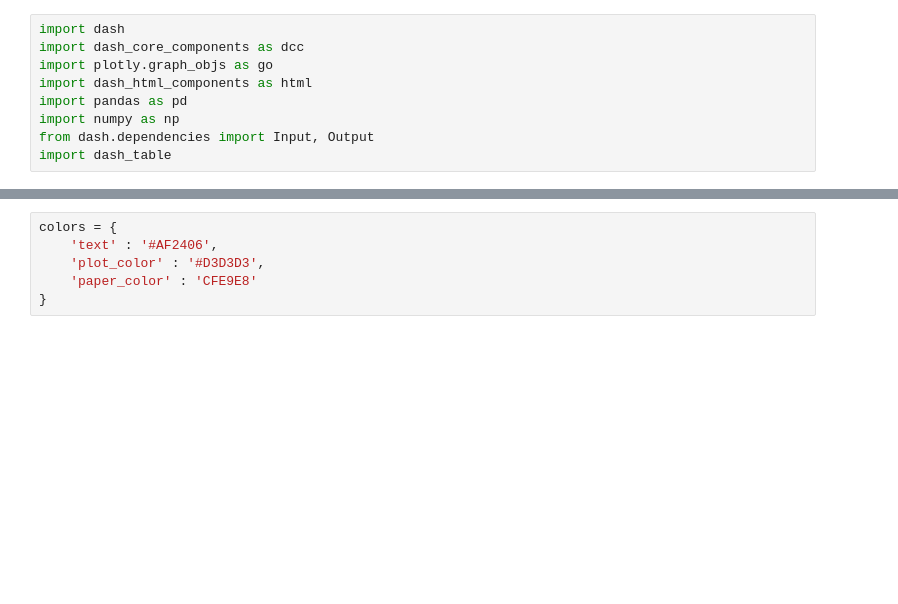
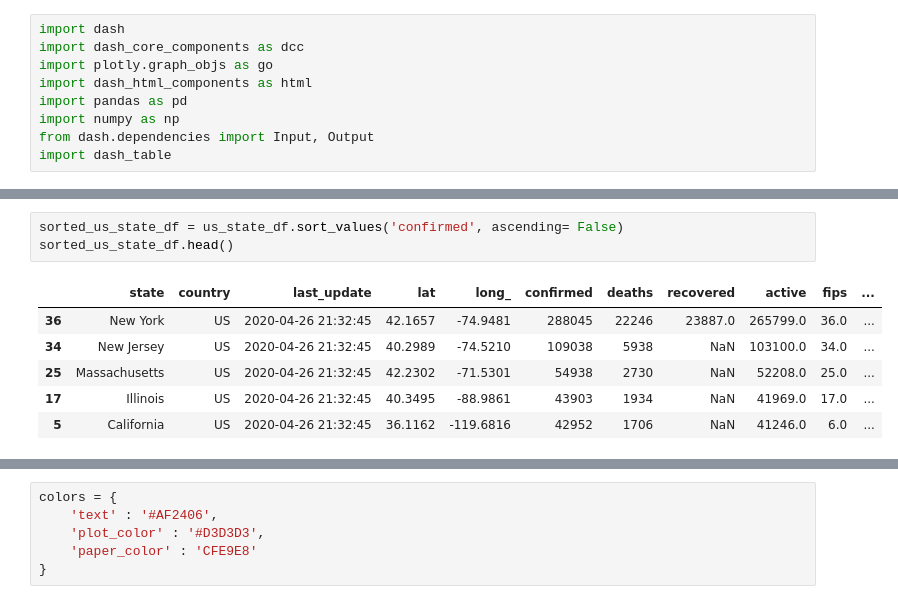
Before and after one commit to sonalig27/COVID19_Interactive_Data_Visualization, a Jupyter notebook: COVID19_Data_Visualization.ipynb, the cells around one changed output, grey strips where cells are left out. Saved outputs shown, nothing was run; the diff lists cells and outputs as text; blank space fills up the shorter version.

```diff
--- a/COVID19_Data_Visualization.ipynb
+++ b/COVID19_Data_Visualization.ipynb
@@ -84,3 +115,13 @@ country_df.head()
+# %%
+sorted_us_state_df = us_state_df.sort_values('confirmed', ascending= False)
+sorted_us_state_df.head()
+# %% [output]
+|  | state | country | last_update | lat | long_ | confirmed | deaths | recovered | active | fips | ... |
+| 36 | New York | US | 2020-04-26 21:32:45 | 42.1657 | -74.9481 | 288045 | 22246 | 23887.0 | 265799.0 | 36.0 | ... |
+| 34 | New Jersey | US | 2020-04-26 21:32:45 | 40.2989 | -74.5210 | 109038 | 5938 | NaN | 103100.0 | 34.0 | ... |
+| 25 | Massachusetts | US | 2020-04-26 21:32:45 | 42.2302 | -71.5301 | 54938 | 2730 | NaN | 52208.0 | 25.0 | ... |
+| 17 | Illinois | US | 2020-04-26 21:32:45 | 40.3495 | -88.9861 | 43903 | 1934 | NaN | 41969.0 | 17.0 | ... |
+| 5 | California | US | 2020-04-26 21:32:45 | 36.1162 | -119.6816 | 42952 | 1706 | NaN | 41246.0 | 6.0 | ... |
 # %%
 sorted_country_df = country_df.sort_values('confirmed', ascending= False)
 sorted_country_df.head()
```
Also changed, not shown: parts of 19 cells of this notebook.
